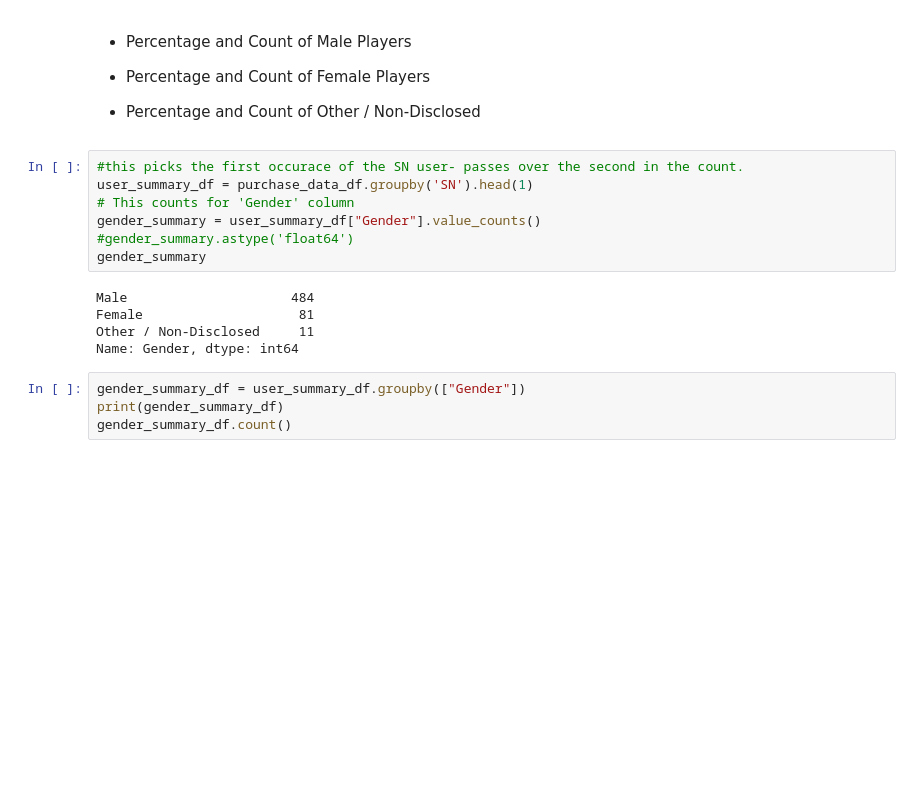
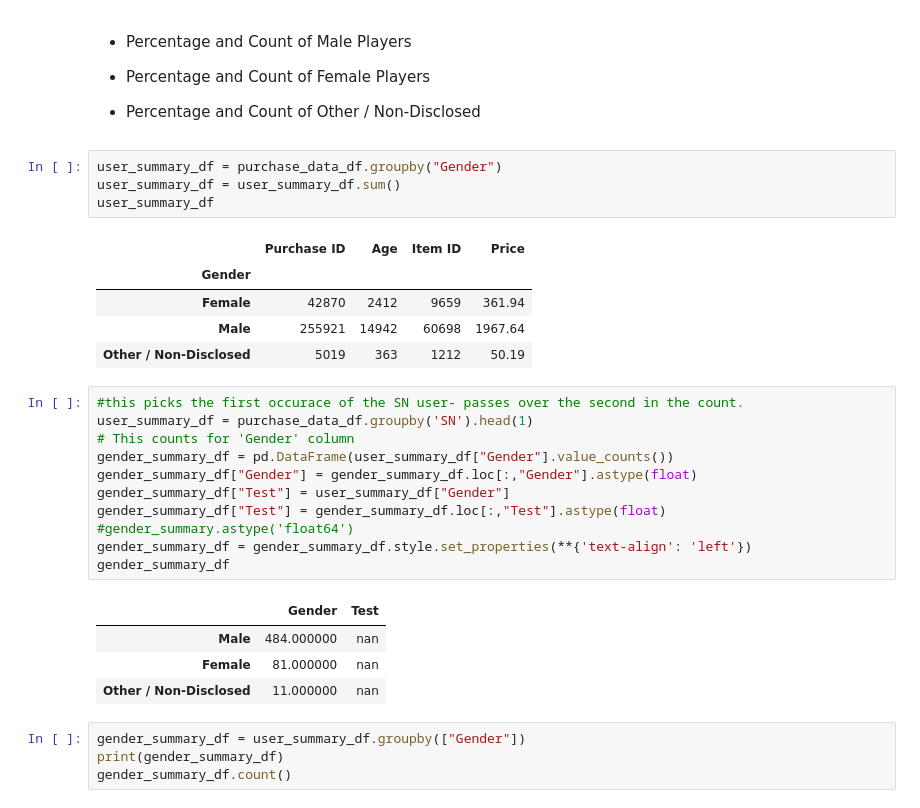
Before and after one commit to Gujaratigirl/Pandas_Challenge, a Jupyter notebook: HeroesOfPymoli/HeroesOfPymoli_starter.ipynb, the cells around one changed output. Saved outputs shown, nothing was run; the diff lists cells and outputs as text; blank space fills up the shorter version.

```diff
--- a/HeroesOfPymoli/HeroesOfPymoli_starter.ipynb
+++ b/HeroesOfPymoli/HeroesOfPymoli_starter.ipynb
@@ -81,18 +83,32 @@ purchase_summary_df
 
 
 * Percentage and Count of Other / Non-Disclosed
+# %%
+user_summary_df = purchase_data_df.groupby("Gender")
+user_summary_df = user_summary_df.sum()
+user_summary_df
+# %% [output]
+|  | Purchase ID | Age | Item ID | Price |
+| Gender |  |  |  |  |
+| Female | 42870 | 2412 | 9659 | 361.94 |
+| Male | 255921 | 14942 | 60698 | 1967.64 |
+| Other / Non-Disclosed | 5019 | 363 | 1212 | 50.19 |
 # %%
 #this picks the first occurace of the SN user- passes over the second in the count.
 user_summary_df = purchase_data_df.groupby('SN').head(1)
 # This counts for 'Gender' column
-gender_summary = user_summary_df["Gender"].value_counts()
+gender_summary_df = pd.DataFrame(user_summary_df["Gender"].value_counts())
+gender_summary_df["Gender"] = gender_summary_df.loc[:,"Gender"].astype(float)
+gender_summary_df["Test"] = user_summary_df["Gender"]
+gender_summary_df["Test"] = gender_summary_df.loc[:,"Test"].astype(float)
 #gender_summary.astype('float64')
-gender_summary
+gender_summary_df = gender_summary_df.style.set_properties(**{'text-align': 'left'})
+gender_summary_df
 # %% [output]
-Male                     484
-Female                    81
-Other / Non-Disclosed     11
-Name: Gender, dtype: int64
+|  | Gender | Test |
+| Male | 484.000000 | nan |
+| Female | 81.000000 | nan |
+| Other / Non-Disclosed | 11.000000 | nan |
 # %%
 gender_summary_df = user_summary_df.groupby(["Gender"])
 print(gender_summary_df)
```
Also changed, not shown: parts of 7 cells of this notebook.
